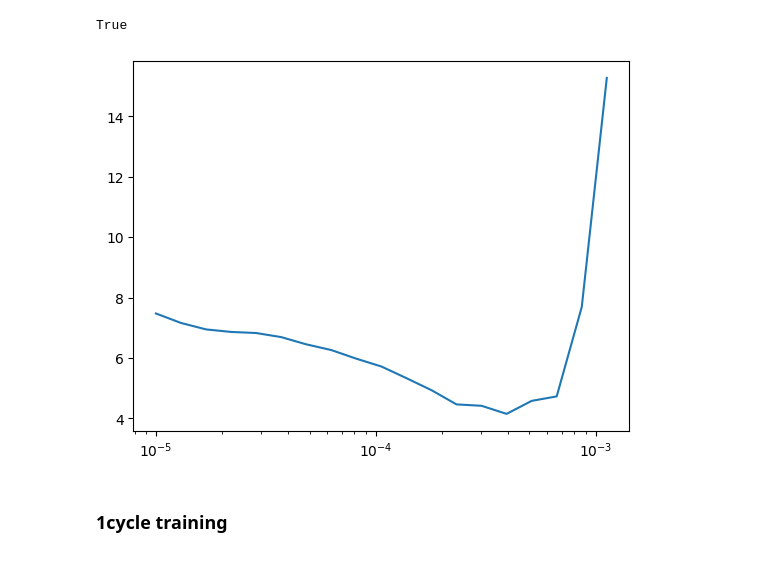
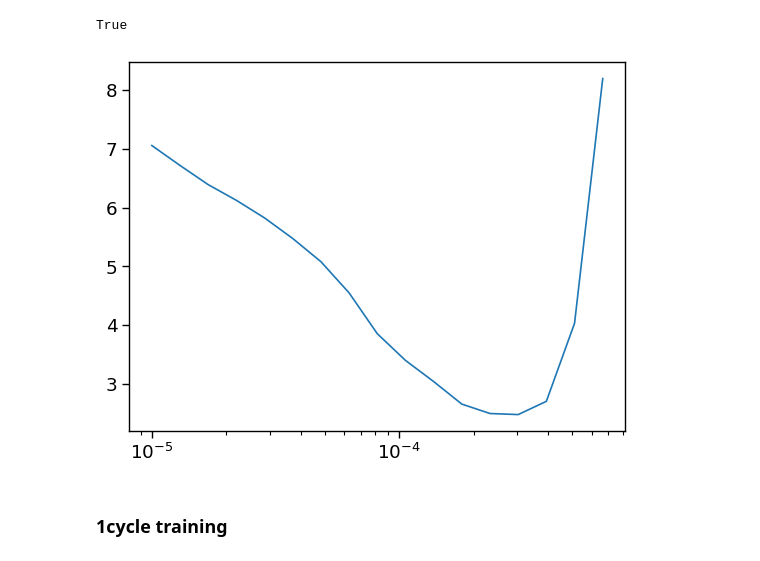
Before and after one commit to arjan-hada/Machine-Learning-Engineer-Nanodegree, a Jupyter notebook: protein_design_vae_dev.ipynb, the cells around one changed output. Drawn from its saved outputs; the diff is of its cells as text; code cells hidden in the pictures.

Commit message:
Updated model with AdamW optimizer

```diff
--- a/protein_design_vae_dev.ipynb
+++ b/protein_design_vae_dev.ipynb
@@ -430,13 +520,13 @@ def kld_loss(inp, x):  # KL Divergence
     x_hat, mu, logvar = inp
     return -0.5 * (1 + logvar - mu.pow(2) - logvar.exp()).mean()
 
-def recon_loss(inp, x):  # Reconstruction loss
+def cross_entropy_loss(inp, x):  # Reconstruction loss
     x_indices = torch.argmax(x, dim=-1).squeeze(1) # Converts to class indices and removes the singleton channel dimension
     logits_reshaped = inp[0].float().squeeze(1) ## Removes the singleton channel dimension, resulting in [bs, seq_len, alphabet_sz]
     return F.cross_entropy(logits_reshaped.view(-1, alphabet_sz), x_indices.view(-1),
                            reduction='mean')
 
-def vae_loss(inp, x, beta=1.0): return kld_loss(inp, x) * beta + recon_loss(inp, x)
+def vae_loss(inp, x): return kld_loss(inp, x) + cross_entropy_loss(inp, x)
 # %%
 vae_loss(result, xb)
 # %% [output]
@@ -459,11 +549,44 @@ class FuncMetric(Mean):
     def update(self, inp, targets):
         self.weighted_sum += self.fn(inp, targets)
         self.weights += 1
+# %%
+from collections import defaultdict, deque
+
+class ExtendedMetricsCB(MetricsCB):
+    def __init__(self, *ms, **metrics):
+        super().__init__(*ms, **metrics)
+        # Initialize storage for metrics' history across epochs
+        self.metrics_history = defaultdict(lambda: {'train': deque(), 'eval': deque()})
+
+    def after_epoch(self, learn):
+        # Capture and store the current epoch's metrics for both training and evaluation
+        phase = 'train' if learn.model.training else 'eval'
+        current_metrics = {k: v.compute() for k, v in self.all_metrics.items()}
+        for name, value in current_metrics.items():
+            self.metrics_history[name][phase].append(value)
+
+        # Call the original logging mechanism
+        super().after_epoch(learn)
+
+    def plot_metrics(self):
+        # Plot the stored metrics history for both training and evaluation
+        for metric_name, phase_data in self.metrics_history.items():
+            plt.figure(figsize=(7, 4))
+            for phase, values in phase_data.items():
+                epochs = range(1, len(values) + 1)
+                plt.plot(epochs, values, label=f'{phase} {metric_name}')
+            plt.title(f'{metric_name} Over Epochs')
+            plt.xlabel('Epoch')
+            plt.ylabel(metric_name)
+            plt.legend()
+            plt.grid(True)
+            plt.show()
 # %%
-metrics = MetricsCB(kld=FuncMetric(kld_loss), ce=FuncMetric(recon_loss))
+metrics = ExtendedMetricsCB(kld=FuncMetric(kld_loss),
+                    cross_entropy=FuncMetric(cross_entropy_loss))
 
 # Define the optimizer
-opt_func = partial(optim.Adam, eps=1e-5)
+#opt_func = partial(optim.Adam, eps=1e-5)
 # %% [markdown]
 ### Functions for training quality plots
 # %% [markdown]
@@ -553,10 +677,11 @@ True
 # %%
 lrf_cbs = [TrainCB(), DeviceCB(), metrics]
 model = VAE()
-learn = Learner(model, dls, vae_loss, lr=0.1, cbs=lrf_cbs, opt_func=opt_func)
+learn = Learner(model, dls, vae_loss, lr=0.1, cbs=lrf_cbs, opt_func=optim.AdamW)
+# lr_find does *not* reset model, so recreate it afterwards
 learn.lr_find()
 # %% [output]
-[figure, old version]
+[figure, new version]
 # %% [markdown]
 ### 1cycle training
 # %% [markdown]
```
Also changed, not shown: parts of 89 cells of this notebook.
